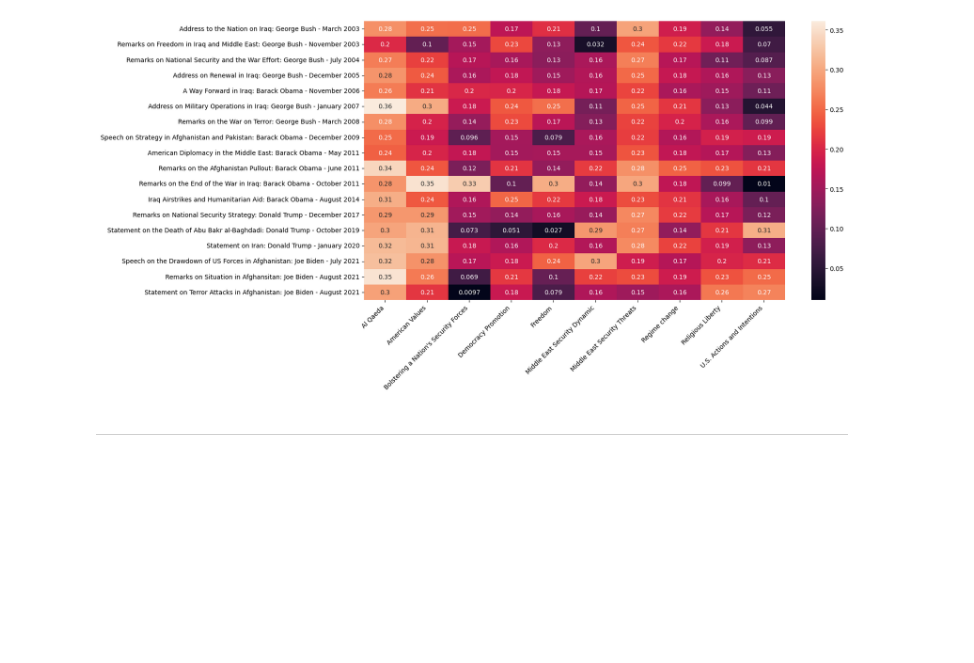
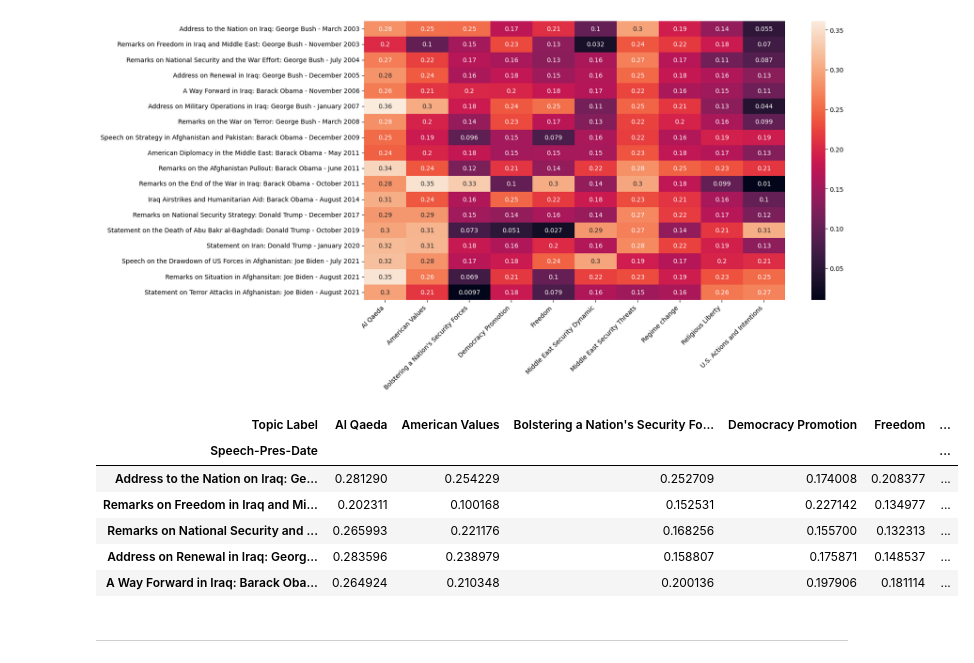
Before and after one commit to Kasheme/NLP, a Jupyter notebook: US Presedential Speeches/Dash App/notebooks/topic model results viz.ipynb, the cells around one changed output. Saved outputs shown, nothing was run; the diff lists cells and outputs as text; code cells hidden in the pictures; blank space fills up the shorter version.

```diff
--- a/US Presedential Speeches/Dash App/notebooks/topic model results viz.ipynb
+++ b/US Presedential Speeches/Dash App/notebooks/topic model results viz.ipynb
@@ -287,6 +287,16 @@ for index, row in heatmap_pivot_df_pivoted.iterrows():
 heatmap_pivot_df_pivoted['Year'] = year_list
 # %%
 heatmap_pivot_df_pivoted.to_pickle("C:\\Users\\User\\OneDrive\\Documents\\GitHub\\NLP\\US Presedential Speeches\\Dash App\\datasets\\heatmap_pivot_df.pkl")
+# %%
+heatmap_pivot_df_pivoted.head()
+# %% [output]
+| Topic Label | Al Qaeda | American Values | Bolstering a Nation's Security Fo... | Democracy Promotion | Freedom | ... |
+| Speech-Pres-Date |  |  |  |  |  | ... |
+| Address to the Nation on Iraq: Ge... | 0.281290 | 0.254229 | 0.252709 | 0.174008 | 0.208377 | ... |
+| Remarks on Freedom in Iraq and Mi... | 0.202311 | 0.100168 | 0.152531 | 0.227142 | 0.134977 | ... |
+| Remarks on National Security and ... | 0.265993 | 0.221176 | 0.168256 | 0.155700 | 0.132313 | ... |
+| Address on Renewal in Iraq: Georg... | 0.283596 | 0.238979 | 0.158807 | 0.175871 | 0.148537 | ... |
+| A Way Forward in Iraq: Barack Oba... | 0.264924 | 0.210348 | 0.200136 | 0.197906 | 0.181114 | ... |
 # %% [markdown]
 ---
 # %% [markdown]
```
Also changed, not shown: 1 other file.
